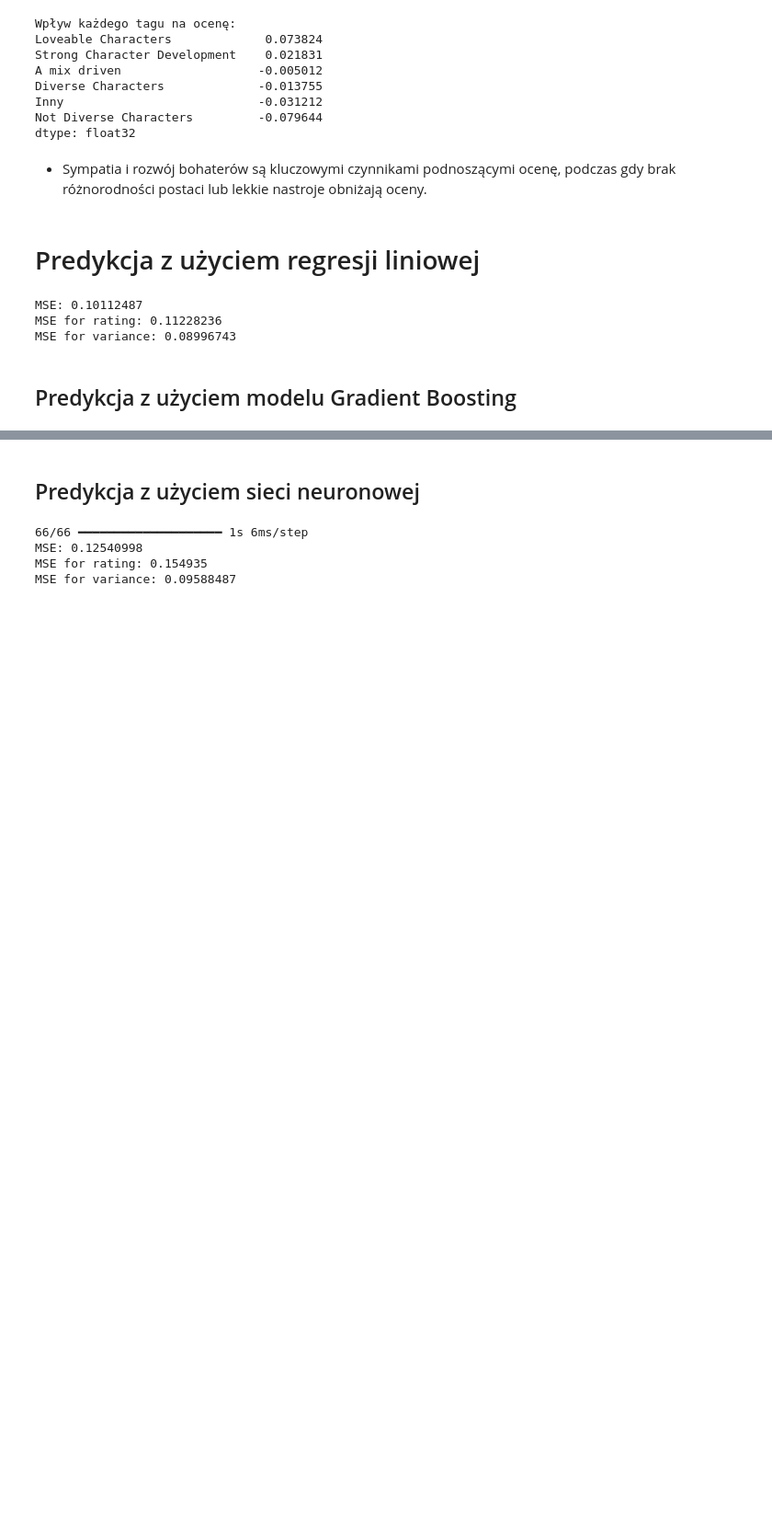
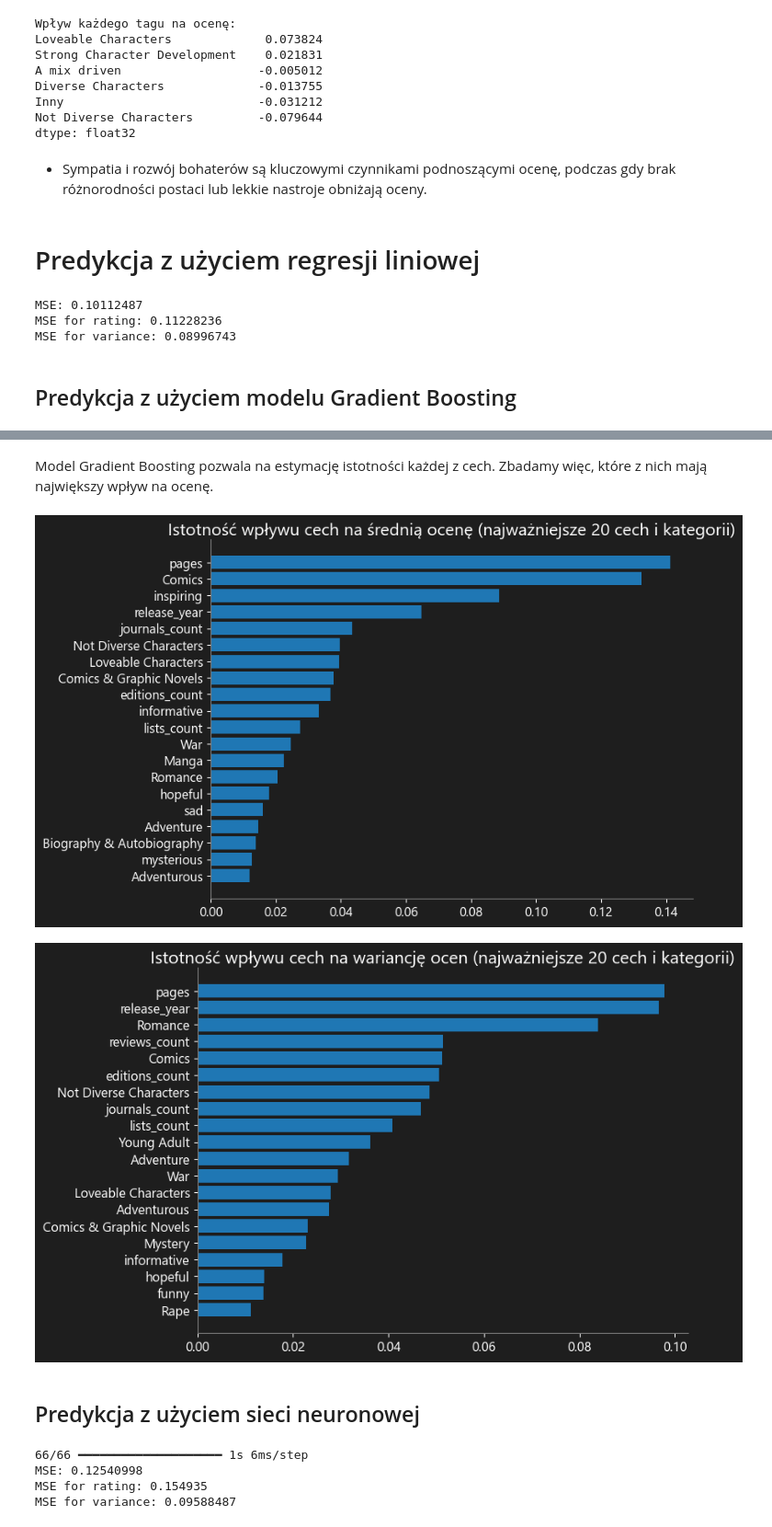
Before and after one commit to gruwnald/hardcover, a Jupyter notebook: analysis.ipynb, the cells around one changed output, grey strips where cells are left out. Shown at 92% size. Drawn from its saved outputs; the diff is of its cells as text; code cells hidden in the pictures; blank space fills up the shorter version.

```diff
--- a/analysis.ipynb
+++ b/analysis.ipynb
@@ -382,4 +427,24 @@ MSE for rating: 0.10919280568755112
 MSE for variance: 0.0901393584484692
+# %% [markdown]
+Model Gradient Boosting pozwala na estymację istotności każdej z cech. Zbadamy więc, które z nich mają największy wpływ na ocenę.
+# %%
+columns = df.drop(columns=['rating', 'rating_var'], axis=1).columns
+importances_mean = model.estimators_[0].feature_importances_
+importances_var = model.estimators_[1].feature_importances_
+sort_mean = np.argsort(importances_mean)
+sort_var = np.argsort(importances_var)
+
+c_mean, imp_mean = [columns[i] for i in sort_mean], [importances_mean[i] for i in sort_mean]
+c_var, imp_var = [columns[i] for i in sort_var], [importances_var[i] for i in sort_var]
+plt.barh(c_mean[65:], width=imp_mean[65:])
+plt.title("Istotność wpływu cech na średnią ocenę (najważniejsze 20 cech i kategorii)")
+plt.show()
+plt.barh(c_var[65:], width=imp_var[65:])
+plt.title("Istotność wpływu cech na wariancję ocen (najważniejsze 20 cech i kategorii)")
+plt.show()
+# %% [output]
+[figure, added]
+[figure, added]
 # %% [markdown]
 ## Predykcja z użyciem sieci neuronowej
 # %%
```
Also changed, not shown: parts of 13 cells of this notebook.
